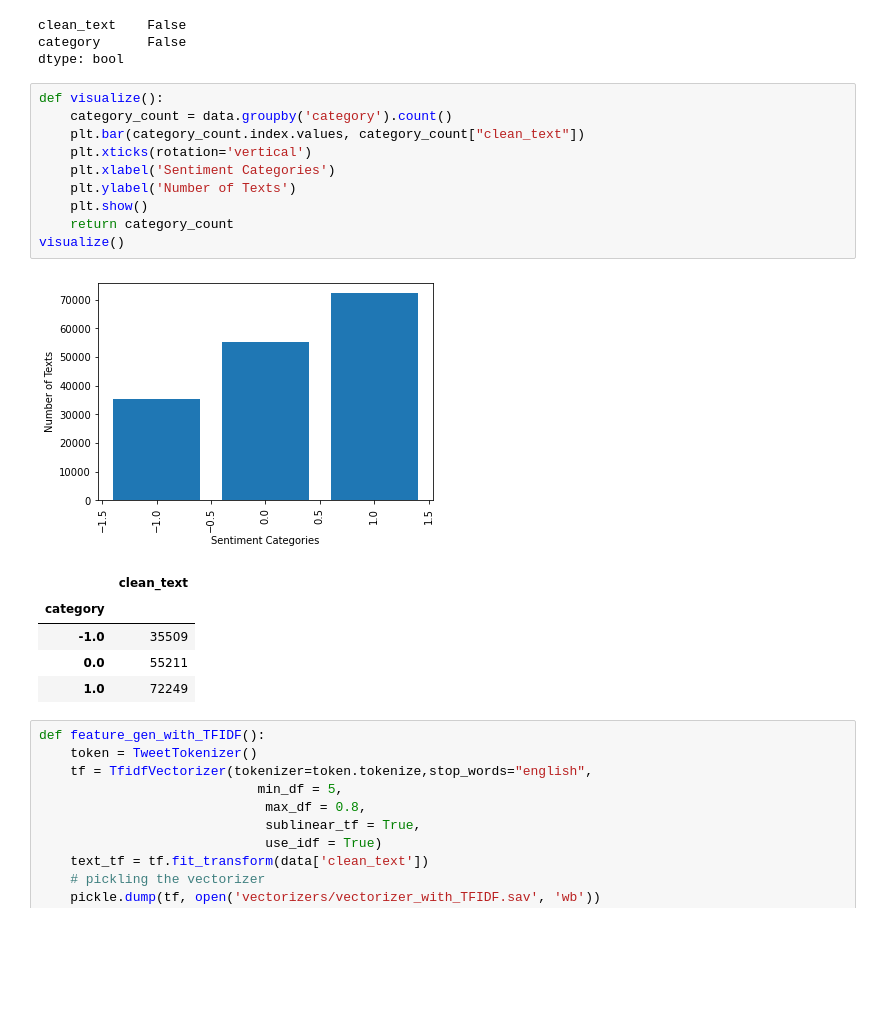
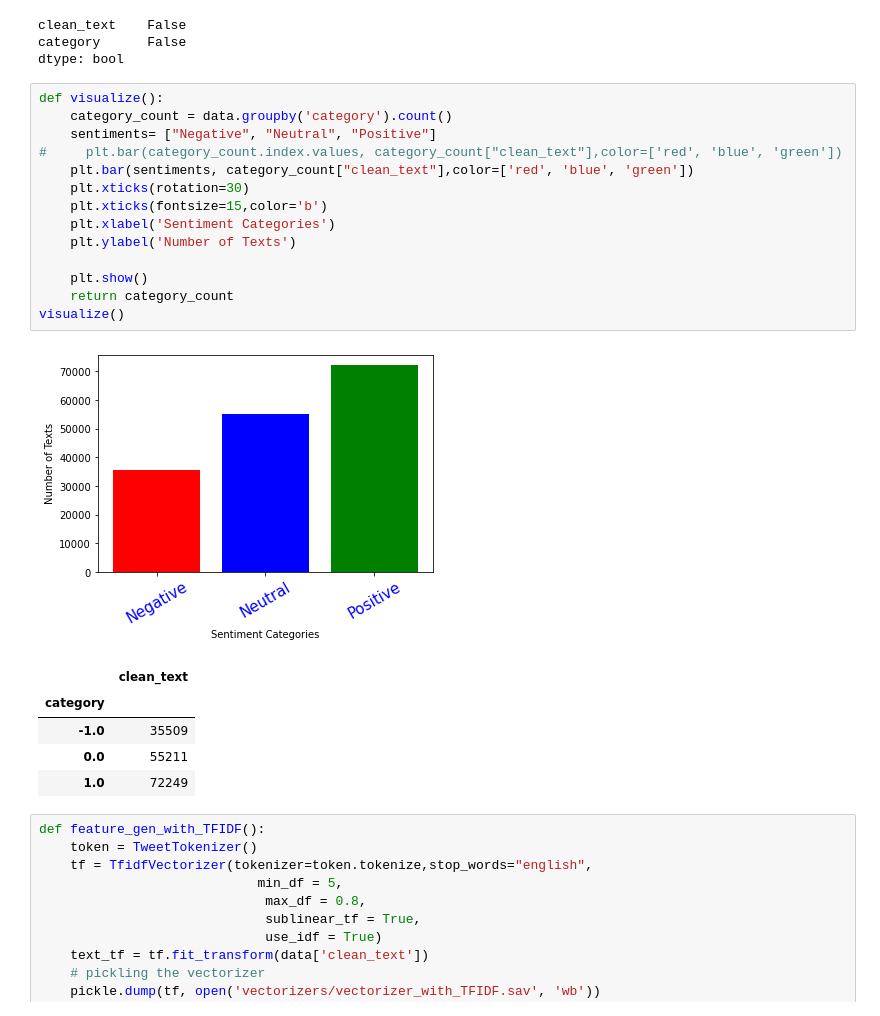
Before and after one commit to kclaudeeager/NLP_MI, a Jupyter notebook: model.ipynb, the cells around one changed output. Drawn from its saved outputs; the diff is of its cells as text; blank space fills up the shorter version.

```diff
--- a/model.ipynb
+++ b/model.ipynb
@@ -45,15 +45,19 @@ dtype: bool
 # %%
 def visualize():
     category_count = data.groupby('category').count()
-    plt.bar(category_count.index.values, category_count["clean_text"])
-    plt.xticks(rotation='vertical')
+    sentiments= ["Negative", "Neutral", "Positive"]
+#     plt.bar(category_count.index.values, category_count["clean_text"],color=['red', 'blue', 'green'])
+    plt.bar(sentiments, category_count["clean_text"],color=['red', 'blue', 'green'])
+    plt.xticks(rotation=30)
+    plt.xticks(fontsize=15,color='b')
     plt.xlabel('Sentiment Categories')
     plt.ylabel('Number of Texts')
+
     plt.show()
     return category_count
 visualize()
 # %% [output]
-[figure, old version]
+[figure, new version]
 |  | clean_text |
 | category |  |
 | -1.0 | 35509 |
```
Also changed, not shown: parts of 2 cells of this notebook, 30 other files.
